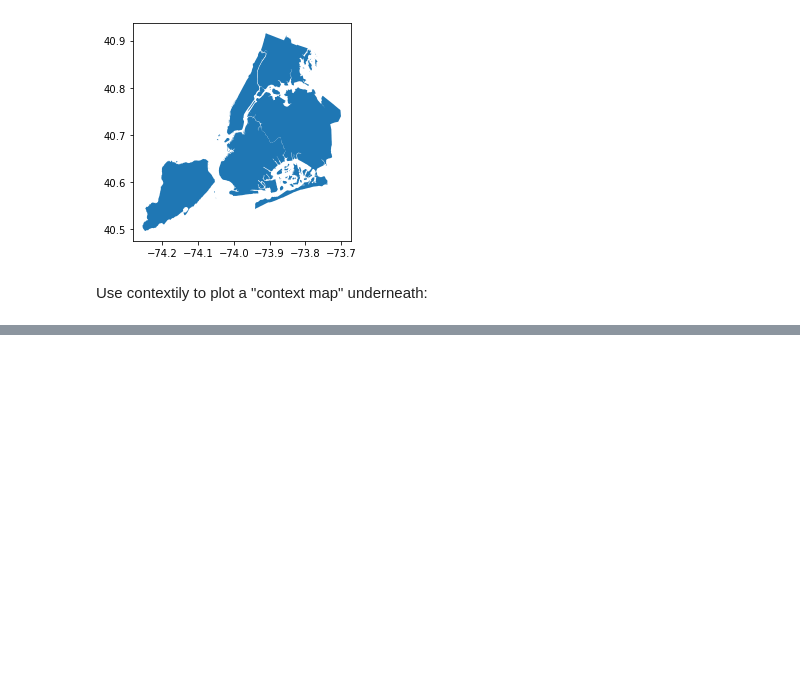
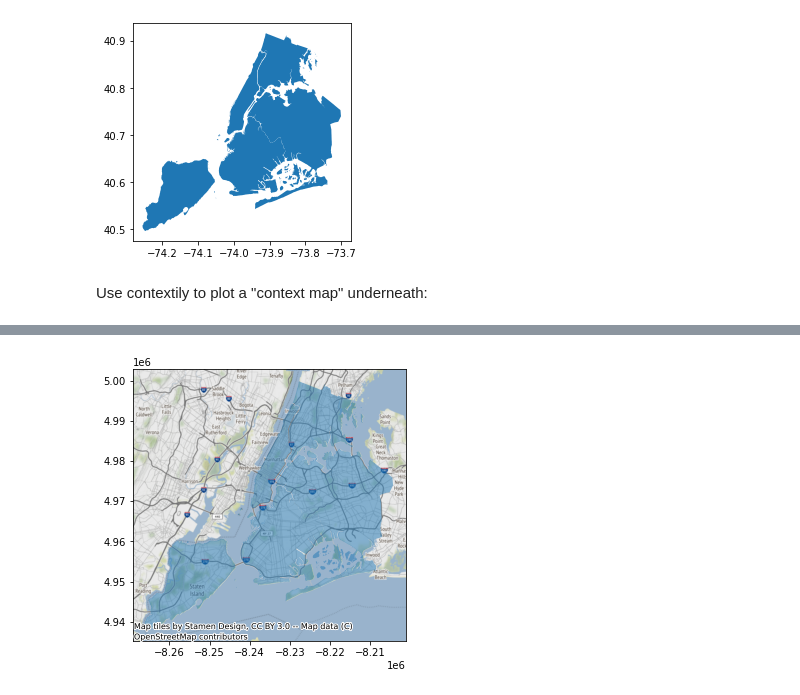
Before and after one commit to UIUC-iSchool-DataViz/is445_spring2021, a Jupyter notebook: week07/inClass_week07.ipynb, the cells around one changed output, grey strips where cells are left out. Drawn from its saved outputs; the diff is of its cells as text; code cells hidden in the pictures; blank space fills up the shorter version.

```diff
--- a/week07/inClass_week07.ipynb
+++ b/week07/inClass_week07.ipynb
@@ -497,3 +497,6 @@ gdf.plot()
 Use contextily to plot a "context map" underneath:
 # %%
 import contextily as ctx
+# %%
+# translate the NYBB dataset into the defaults for contextily
+gdf = gdf.to_crs(epsg=3857)
@@ -499,0 +520,9 @@ import contextily as ctx
+# %%
+fig, ax = plt.subplots(figsize=(8,5))
+
+gdf.plot(ax=ax, alpha=0.5)
+ctx.add_basemap(ax=ax)
+
+plt.show()
+# %% [output]
+[figure, added]
```
Also changed, not shown: parts of 1 cell of this notebook.
